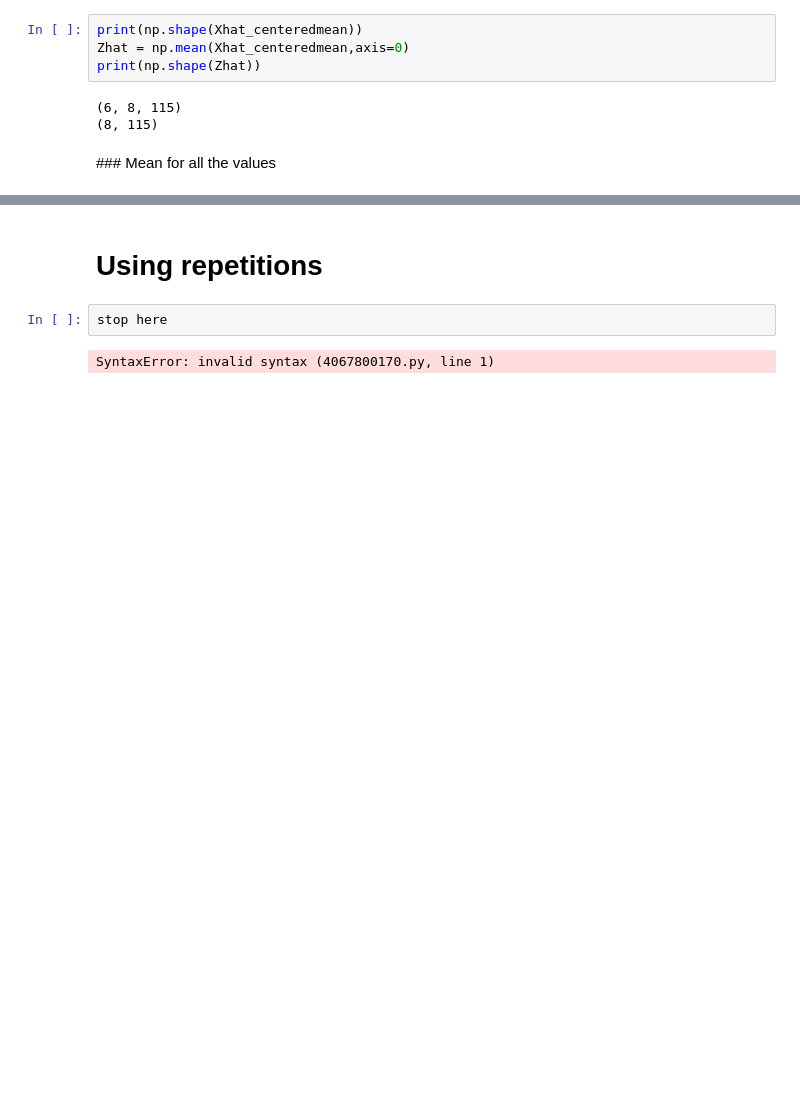
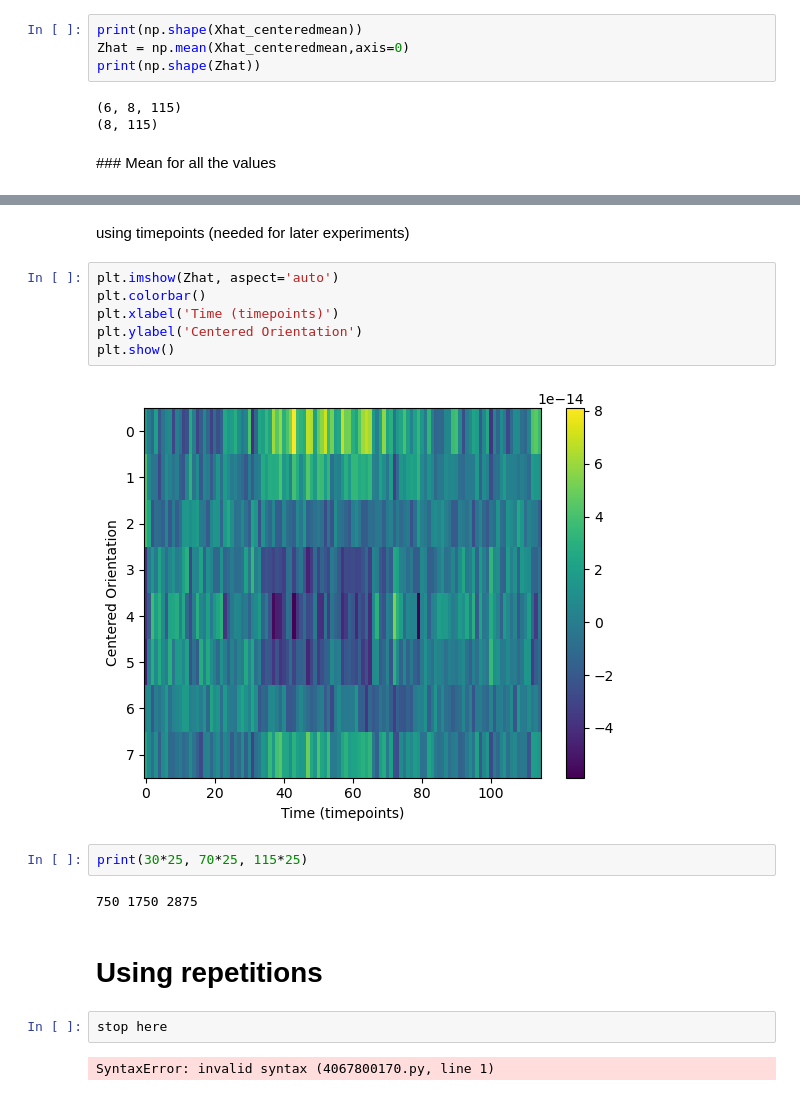
Before and after one commit to unthrived/master-thesis, a Jupyter notebook: 0_main_fe_20hz.ipynb, the cells around one changed output, grey strips where cells are left out. Cells and saved outputs as stored; diff of their text form; blank space fills up the shorter version.

Commit message:
timepoints

```diff
--- a/0_main_fe_20hz.ipynb
+++ b/0_main_fe_20hz.ipynb
@@ -189,6 +187,20 @@ plt.ylabel('Centered Orientation')
 plt.show()
 # %% [output]
 [figure]
+# %% [markdown]
+using timepoints (needed for later experiments)
+# %%
+plt.imshow(Zhat, aspect='auto')
+plt.colorbar()
+plt.xlabel('Time (timepoints)')
+plt.ylabel('Centered Orientation')
+plt.show()
+# %% [output]
+[figure, added]
+# %%
+print(30*25, 70*25, 115*25)
+# %% [output]
+750 1750 2875
 # %% [markdown]
 # Using repetitions
 # %%
```
Also changed, not shown: parts of 1 cell of this notebook, 1 other file.
